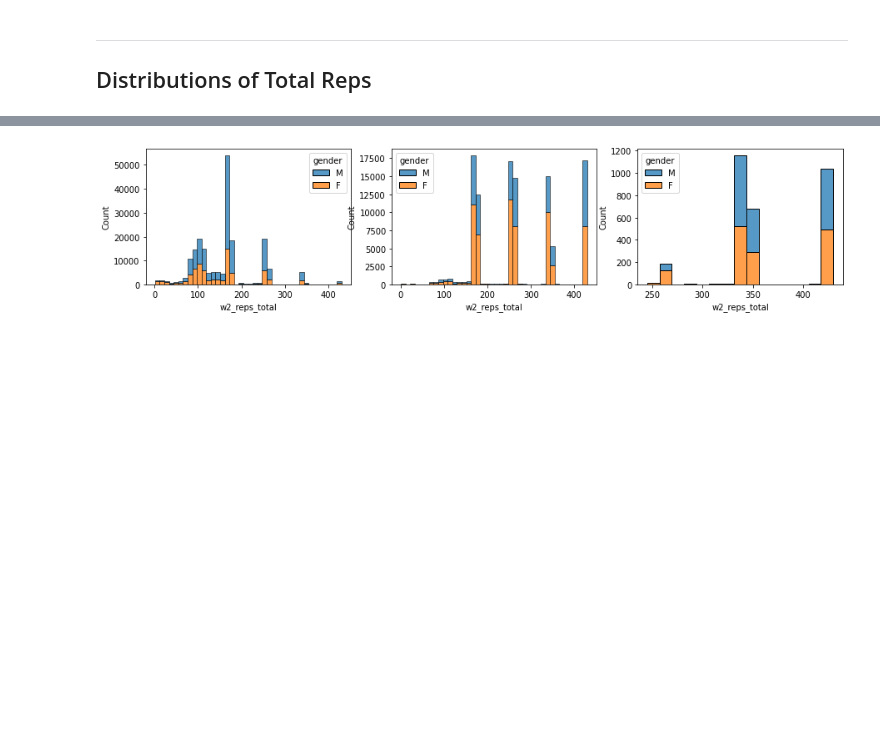
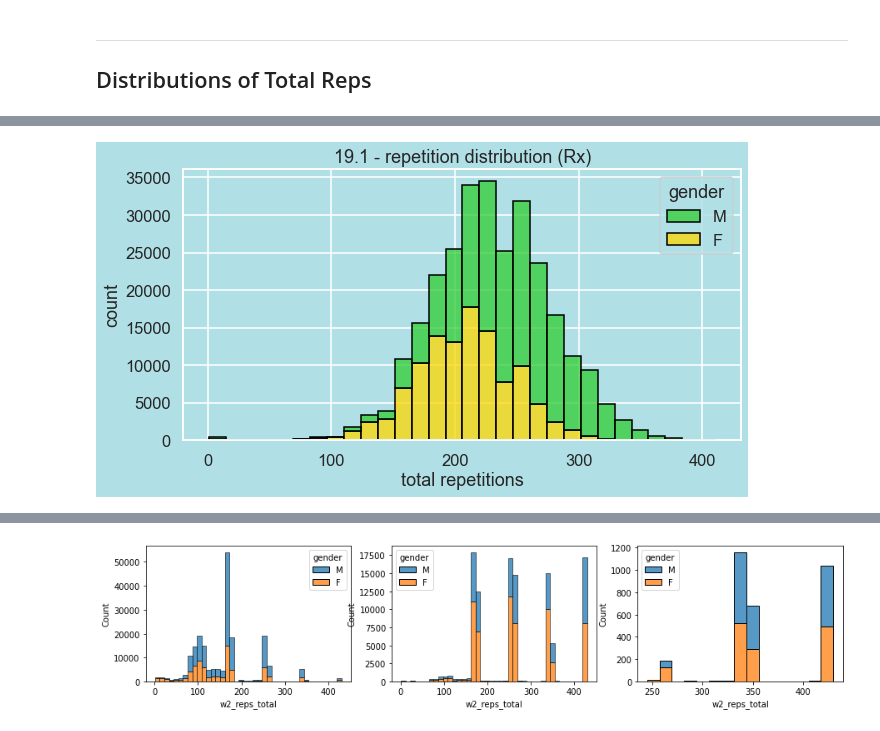
Before and after one commit to malefiz1988/project-crossfit-data, a Jupyter notebook: open_19_EDA_v02.ipynb, the cells around one changed output, grey strips where cells are left out. Cells and saved outputs as stored; diff of their text form; code cells hidden in the pictures; blank space fills up the shorter version.

```diff
--- a/open_19_EDA_v02.ipynb
+++ b/open_19_EDA_v02.ipynb
@@ -163,0 +198,15 @@ sns.histplot(ax=axes[2],data=df_ta[df_ta['overallrank']<=ta_1],x='w1_reps_total'
+# %%
+plt.figure(figsize=(10,5))
+ax = sns.histplot(
+    data=df_19[df_19['scaled_1']==0],
+    x='w1_reps_total',
+    hue='gender',
+    bins=30,
+    multiple='stack',
+    edgecolor='black',
+    palette={"F": "gold", "M": "limegreen"}
+)
+ax.set(xlabel='total repetitions', ylabel='count', title= '19.1 - repetition distribution (Rx)')
+plt.savefig('images/EDA/w1_total_reps_rx.png');
+# %% [output]
+[figure, added]
```
Also changed, not shown: parts of 37 cells of this notebook.
